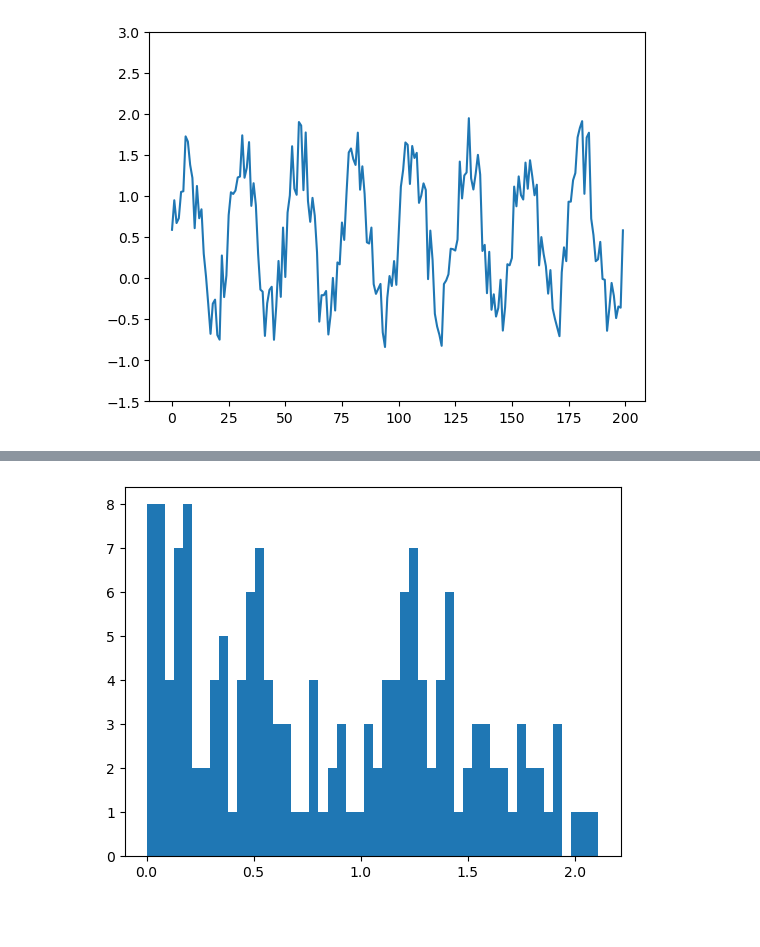
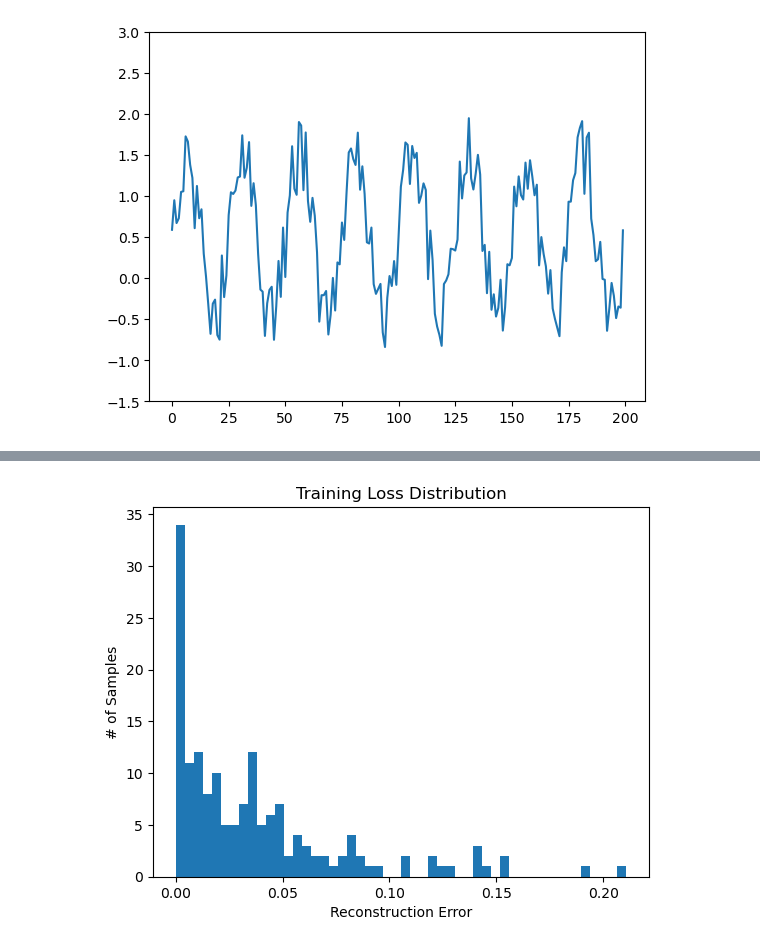
Before and after one commit to cm8908/Anomaly-Detection-with-LSTM-Autoencoder, a Jupyter notebook: anomaly-detection-lstm-autoencoder.ipynb, the cells around one changed output, grey strips where cells are left out. Saved outputs shown, nothing was run; the diff lists cells and outputs as text; code cells hidden in the pictures; blank space fills up the shorter version.

```diff
--- a/anomaly-detection-lstm-autoencoder.ipynb
+++ b/anomaly-detection-lstm-autoencoder.ipynb
@@ -10,16 +10,19 @@ np.random.seed(2024)
 # %%
 # Define LSTM Autoencoder
 class LSTMAutoencoder(nn.Module):
-    def __init__(self, seq_len, n_features, embedding_dim=64):
+    def __init__(self, seq_len, n_features, num_layers, embedding_dim):
         super(LSTMAutoencoder, self).__init__()
         self.seq_len = seq_len
-        self.encoder = nn.LSTM(n_features, embedding_dim, batch_first=True)
-        self.decoder = nn.LSTM(embedding_dim, n_features, batch_first=True)
+        self.encoder = nn.LSTM(n_features, embedding_dim, num_layers, batch_first=True)
+        self.middle = nn.Linear(embedding_dim, embedding_dim*2)
+        self.decoder = nn.LSTM(embedding_dim*2, embedding_dim, num_layers, batch_first=True)
+        self.final = nn.Linear(embedding_dim, n_features)
 
     def forward(self, x):
-        x, (hidden, _) = self.encoder(x)
-        h = hidden.repeat(x.size(1), 1, 1).transpose(0,1)
-        x, (hidden, _) = self.decoder(h)
+        x, (_, _) = self.encoder(x)
+        x = self.middle(x)
+        x, (_, _) = self.decoder(x)
+        x = self.final(x)
         return x
 # %%
 # Generate random sequence data
@@ -33,27 +36,34 @@ def generate_sequence_data(seq_len):
 seq_len = 200
 n_features = 1
 embedding_dim = 64
-n_epochs = 10
+num_layers = 1
+n_epochs = 100
 learning_rate = 0.001
 
 # Create datasets
 random_data = generate_sequence_data(seq_len)
 train_len = int(seq_len * 0.8)
 train_data, test_data = random_data[:train_len], random_data[train_len:]
+test_data_abnormal = test_data.copy()
+test_data_abnormal[20:30] += np.random.randn(10,1) * 3
 
+# 오류 발생 시 런타임 유형 GPU로 변경
 train_tensor = torch.tensor(train_data.reshape(1,-1,1), dtype=torch.float32).cuda()
 test_tensor = torch.tensor(test_data.reshape(1,-1,1), dtype=torch.float32).cuda()
+test_abnormal_tensor = torch.tensor(test_data_abnormal.reshape(1,-1,1), dtype=torch.float32).cuda()
 
 # Plot data
 plt.ylim([-1.5, 3])
 plt.plot(random_data)
+# plt.plot(test_data_abnormal)
+# plt.plot(test_data)
 plt.show()
 # %% [output]
 [figure]
 # %%
 # Model, loss function and optimizer
-model = LSTMAutoencoder(seq_len, n_features, embedding_dim).cuda()
-criterion = nn.L1Loss(reduction='none').cuda()
+model = LSTMAutoencoder(seq_len, n_features, num_layers, embedding_dim).cuda()
+criterion = nn.MSELoss(reduction='none').cuda()
 optimizer = torch.optim.Adam(model.parameters(), lr=learning_rate)
 
 # Training
@@ -79,12 +96,15 @@ Epoch 10, Loss: 0.8593952059745789
 # %%
 # Setting threshold using training loss distribution
 model.eval()
 with torch.no_grad():
     reconstructed = model(train_tensor)
     loss = criterion(reconstructed, train_tensor).cpu().numpy()
 plt.hist(loss[0], bins=50)
+plt.title('Training Loss Distribution')
+plt.xlabel('Reconstruction Error')
+plt.ylabel('# of Samples')
 plt.show()
 # %% [output]
-[figure, old version]
+[figure, new version]
 # %%
 # Anomaly detection
```
Also changed, not shown: parts of 5 cells of this notebook, 1 other file.
